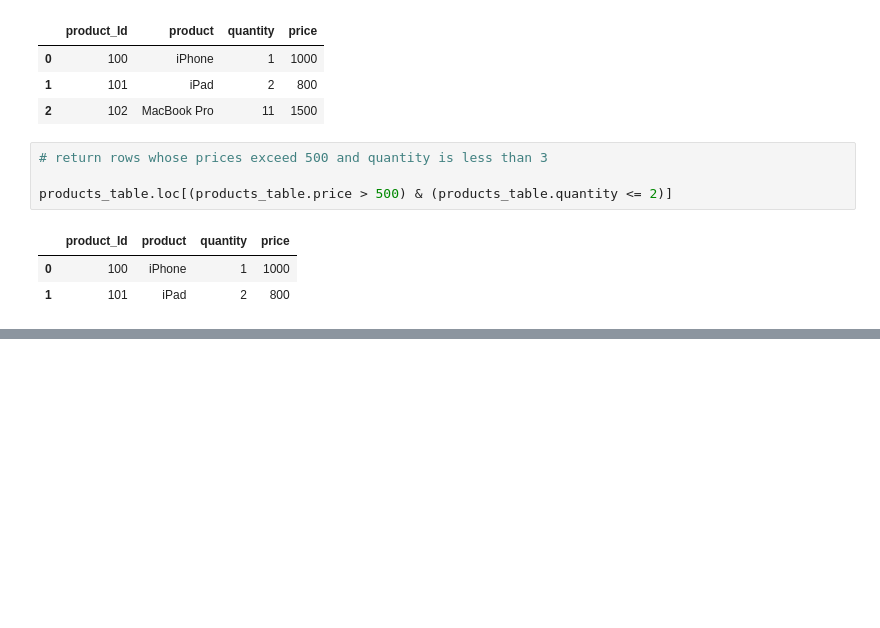
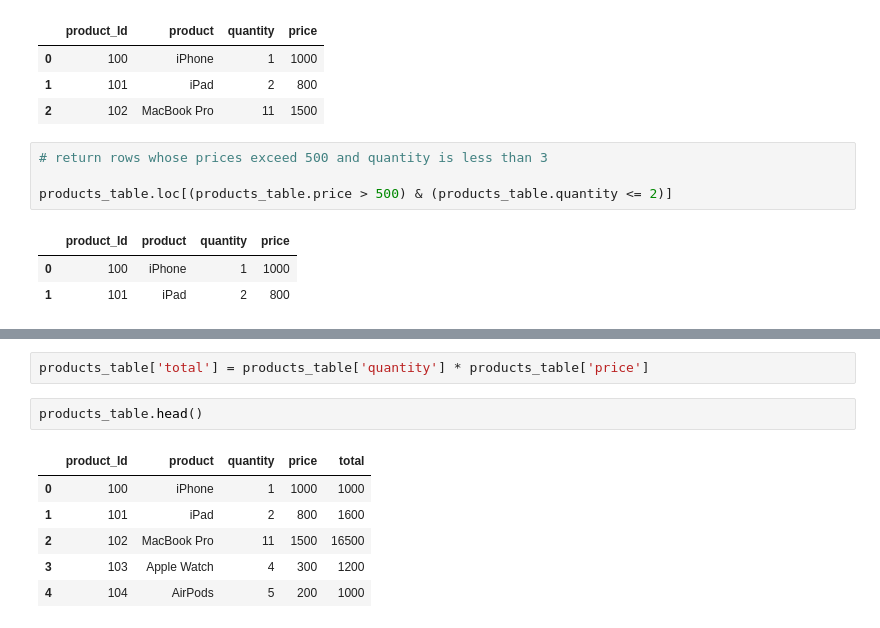
Before and after one commit to andazi/learning-pandas, a Jupyter notebook: learning_pandas.ipynb, the cells around one changed output, grey strips where cells are left out. Cells and saved outputs as stored; diff of their text form; blank space fills up the shorter version.

```diff
--- a/learning_pandas.ipynb
+++ b/learning_pandas.ipynb
@@ -597,0 +613,11 @@ products_table.loc[(products_table.price > 500) & (products_table.quantity <= 2)
+# %%
+products_table['total'] = products_table['quantity'] * products_table['price']
+# %%
+products_table.head()
+# %% [output]
+|  | product_Id | product | quantity | price | total |
+| 0 | 100 | iPhone | 1 | 1000 | 1000 |
+| 1 | 101 | iPad | 2 | 800 | 1600 |
+| 2 | 102 | MacBook Pro | 11 | 1500 | 16500 |
+| 3 | 103 | Apple Watch | 4 | 300 | 1200 |
+| 4 | 104 | AirPods | 5 | 200 | 1000 |
```
Also changed, not shown: parts of 2 cells of this notebook.
